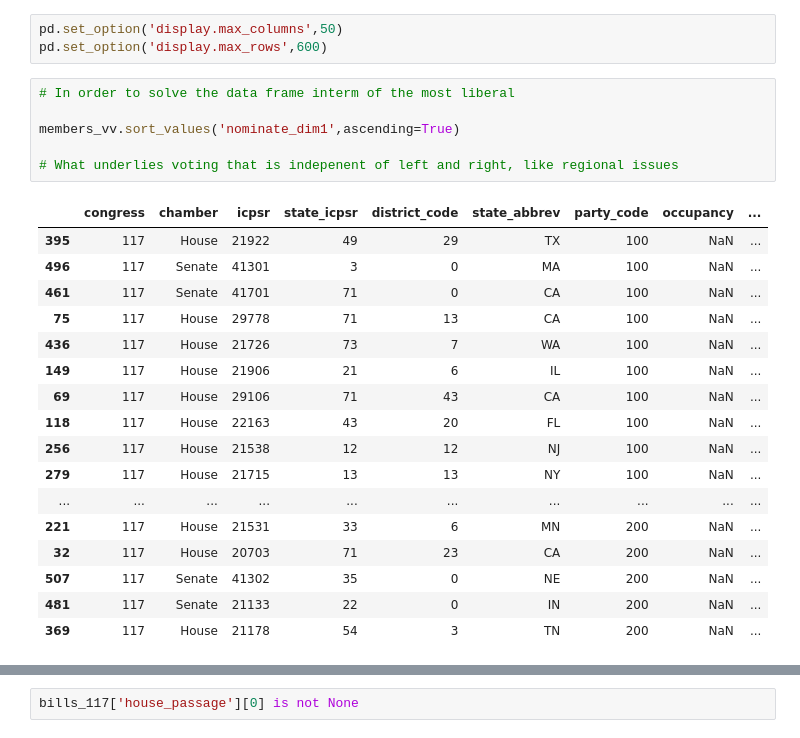
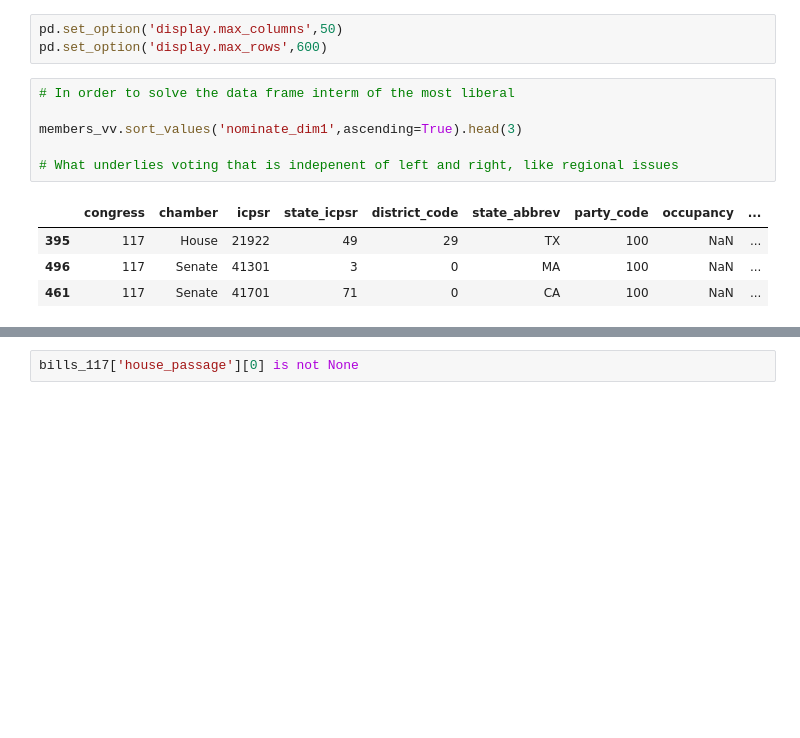
Before and after one commit to LuzMelo/contrans, a Jupyter notebook: app/datawrangling.ipynb, the cells around one changed output, grey strips where cells are left out. Drawn from its saved outputs; the diff is of its cells as text; blank space fills up the shorter version.

```diff
--- a/app/datawrangling.ipynb
+++ b/app/datawrangling.ipynb
@@ -79,25 +79,12 @@ pd.set_option('display.max_rows',600)
 # %%
 # In order to solve the data frame interm of the most liberal
 
-members_vv.sort_values('nominate_dim1',ascending=True)
+members_vv.sort_values('nominate_dim1',ascending=True).head(3)
 
 # What underlies voting that is indepenent of left and right, like regional issues
 # %% [output]
 |  | congress | chamber | icpsr | state_icpsr | district_code | state_abbrev | party_code | occupancy | ... |
 | 395 | 117 | House | 21922 | 49 | 29 | TX | 100 | NaN | ... |
 | 496 | 117 | Senate | 41301 | 3 | 0 | MA | 100 | NaN | ... |
 | 461 | 117 | Senate | 41701 | 71 | 0 | CA | 100 | NaN | ... |
-| 75 | 117 | House | 29778 | 71 | 13 | CA | 100 | NaN | ... |
-| 436 | 117 | House | 21726 | 73 | 7 | WA | 100 | NaN | ... |
-| 149 | 117 | House | 21906 | 21 | 6 | IL | 100 | NaN | ... |
-| 69 | 117 | House | 29106 | 71 | 43 | CA | 100 | NaN | ... |
-| 118 | 117 | House | 22163 | 43 | 20 | FL | 100 | NaN | ... |
-| 256 | 117 | House | 21538 | 12 | 12 | NJ | 100 | NaN | ... |
-| 279 | 117 | House | 21715 | 13 | 13 | NY | 100 | NaN | ... |
-| ... | ... | ... | ... | ... | ... | ... | ... | ... | ... |
-| 221 | 117 | House | 21531 | 33 | 6 | MN | 200 | NaN | ... |
-| 32 | 117 | House | 20703 | 71 | 23 | CA | 200 | NaN | ... |
-| 507 | 117 | Senate | 41302 | 35 | 0 | NE | 200 | NaN | ... |
-| 481 | 117 | Senate | 21133 | 22 | 0 | IN | 200 | NaN | ... |
-| 369 | 117 | House | 21178 | 54 | 3 | TN | 200 | NaN | ... |
 # %%
```
Also changed, not shown: parts of 28 cells of this notebook, 2 other files.
